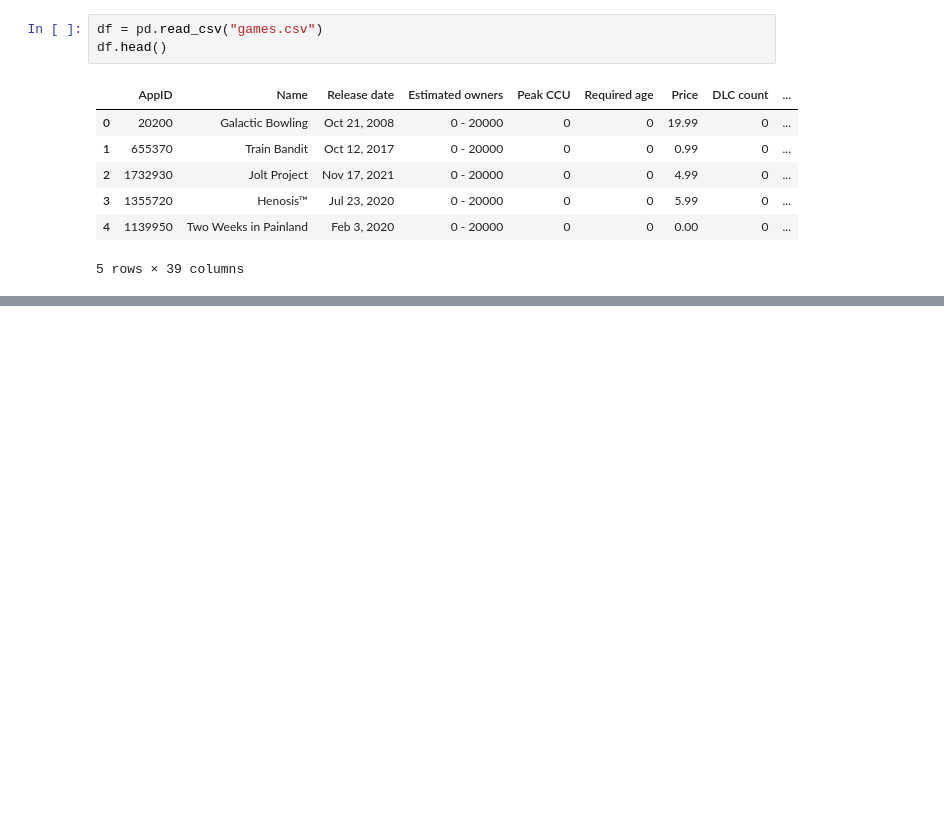
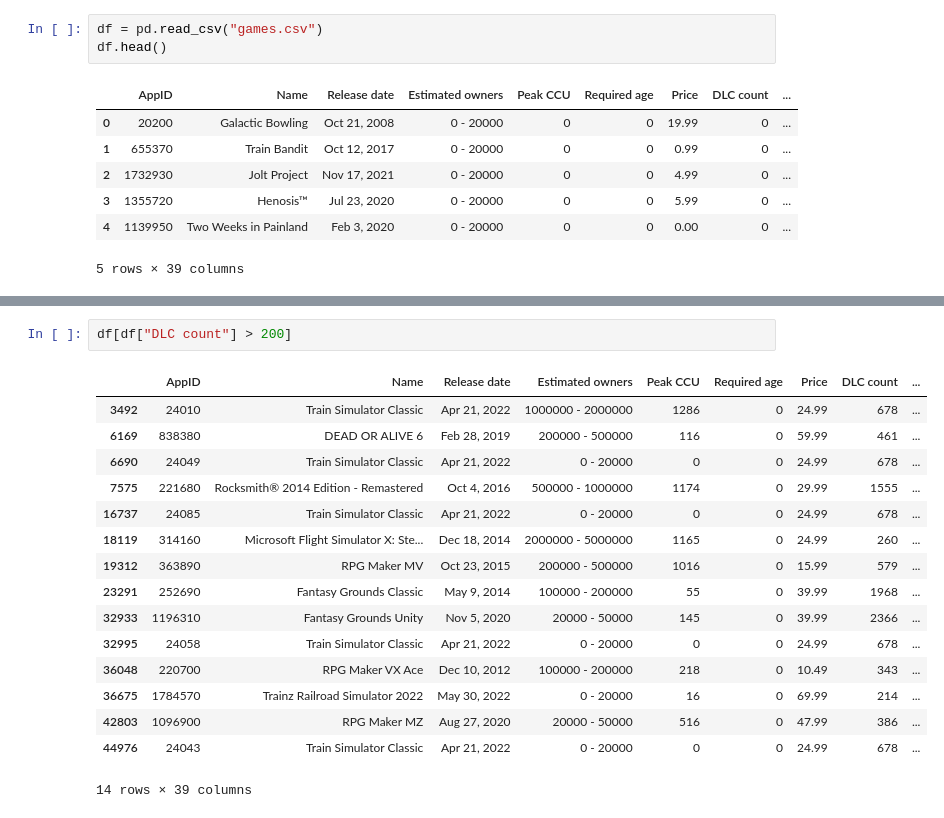
Before and after one commit to Two-Play/HTWG, a Jupyter notebook: stoch/uebung/a3/aufgabe3.ipynb, the cells around one changed output, grey strips where cells are left out. Saved outputs shown, nothing was run; the diff lists cells and outputs as text; blank space fills up the shorter version.

```diff
--- a/stoch/uebung/a3/aufgabe3.ipynb
+++ b/stoch/uebung/a3/aufgabe3.ipynb
@@ -130,0 +157,19 @@ plt.boxplot(df["DLC count"])
+# %%
+df[df["DLC count"] > 200]
+# %% [output]
+|  | AppID | Name | Release date | Estimated owners | Peak CCU | Required age | Price | DLC count | ... |
+| 3492 | 24010 | Train Simulator Classic | Apr 21, 2022 | 1000000 - 2000000 | 1286 | 0 | 24.99 | 678 | ... |
+| 6169 | 838380 | DEAD OR ALIVE 6 | Feb 28, 2019 | 200000 - 500000 | 116 | 0 | 59.99 | 461 | ... |
+| 6690 | 24049 | Train Simulator Classic | Apr 21, 2022 | 0 - 20000 | 0 | 0 | 24.99 | 678 | ... |
+| 7575 | 221680 | Rocksmith® 2014 Edition - Remastered | Oct 4, 2016 | 500000 - 1000000 | 1174 | 0 | 29.99 | 1555 | ... |
+| 16737 | 24085 | Train Simulator Classic | Apr 21, 2022 | 0 - 20000 | 0 | 0 | 24.99 | 678 | ... |
+| 18119 | 314160 | Microsoft Flight Simulator X: Ste... | Dec 18, 2014 | 2000000 - 5000000 | 1165 | 0 | 24.99 | 260 | ... |
+| 19312 | 363890 | RPG Maker MV | Oct 23, 2015 | 200000 - 500000 | 1016 | 0 | 15.99 | 579 | ... |
+| 23291 | 252690 | Fantasy Grounds Classic | May 9, 2014 | 100000 - 200000 | 55 | 0 | 39.99 | 1968 | ... |
+| 32933 | 1196310 | Fantasy Grounds Unity | Nov 5, 2020 | 20000 - 50000 | 145 | 0 | 39.99 | 2366 | ... |
+| 32995 | 24058 | Train Simulator Classic | Apr 21, 2022 | 0 - 20000 | 0 | 0 | 24.99 | 678 | ... |
+| 36048 | 220700 | RPG Maker VX Ace | Dec 10, 2012 | 100000 - 200000 | 218 | 0 | 10.49 | 343 | ... |
+| 36675 | 1784570 | Trainz Railroad Simulator 2022 | May 30, 2022 | 0 - 20000 | 16 | 0 | 69.99 | 214 | ... |
+| 42803 | 1096900 | RPG Maker MZ | Aug 27, 2020 | 20000 - 50000 | 516 | 0 | 47.99 | 386 | ... |
+| 44976 | 24043 | Train Simulator Classic | Apr 21, 2022 | 0 - 20000 | 0 | 0 | 24.99 | 678 | ... |
+14 rows × 39 columns
```
Also changed, not shown: parts of 2 cells of this notebook.
